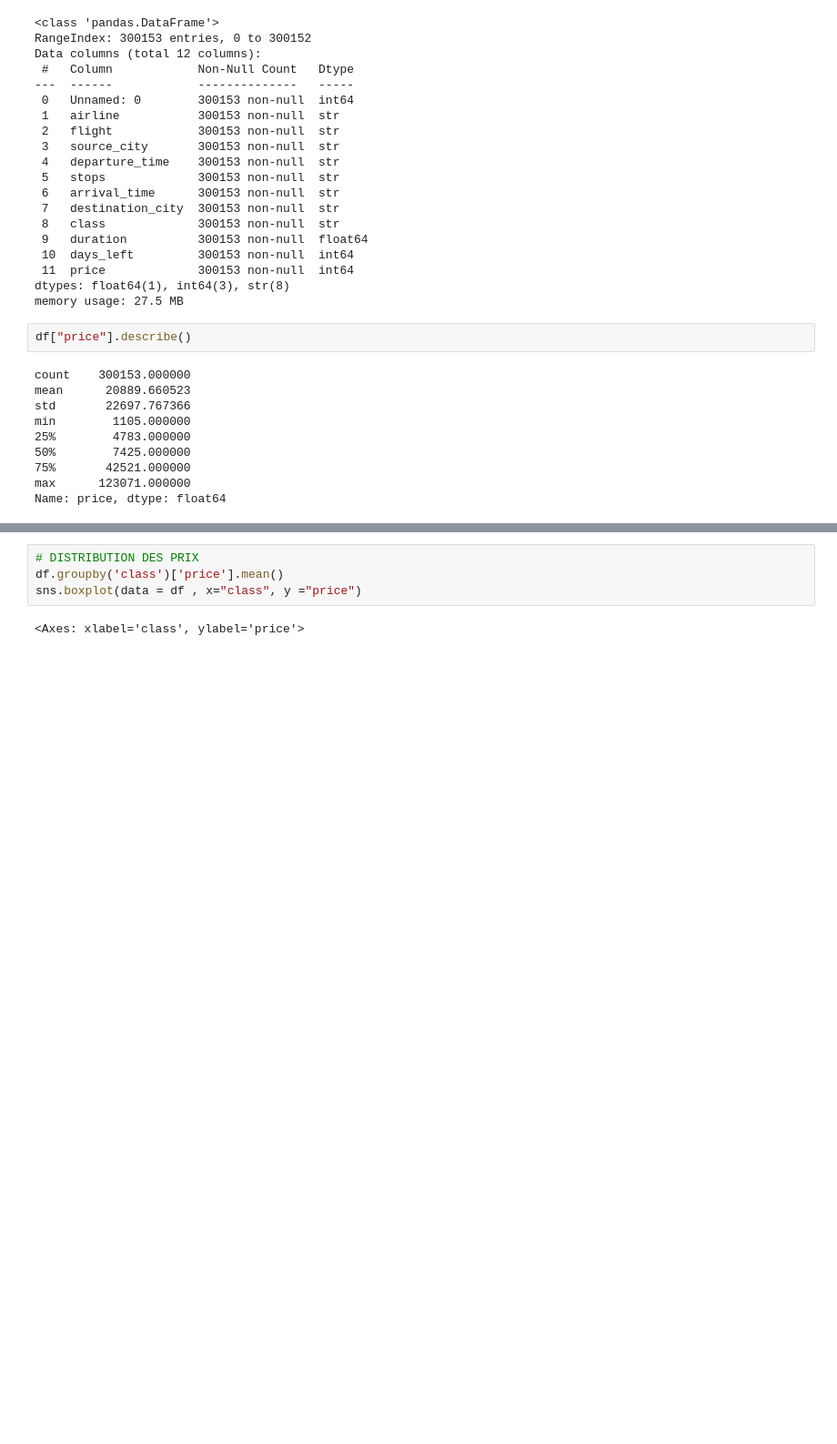
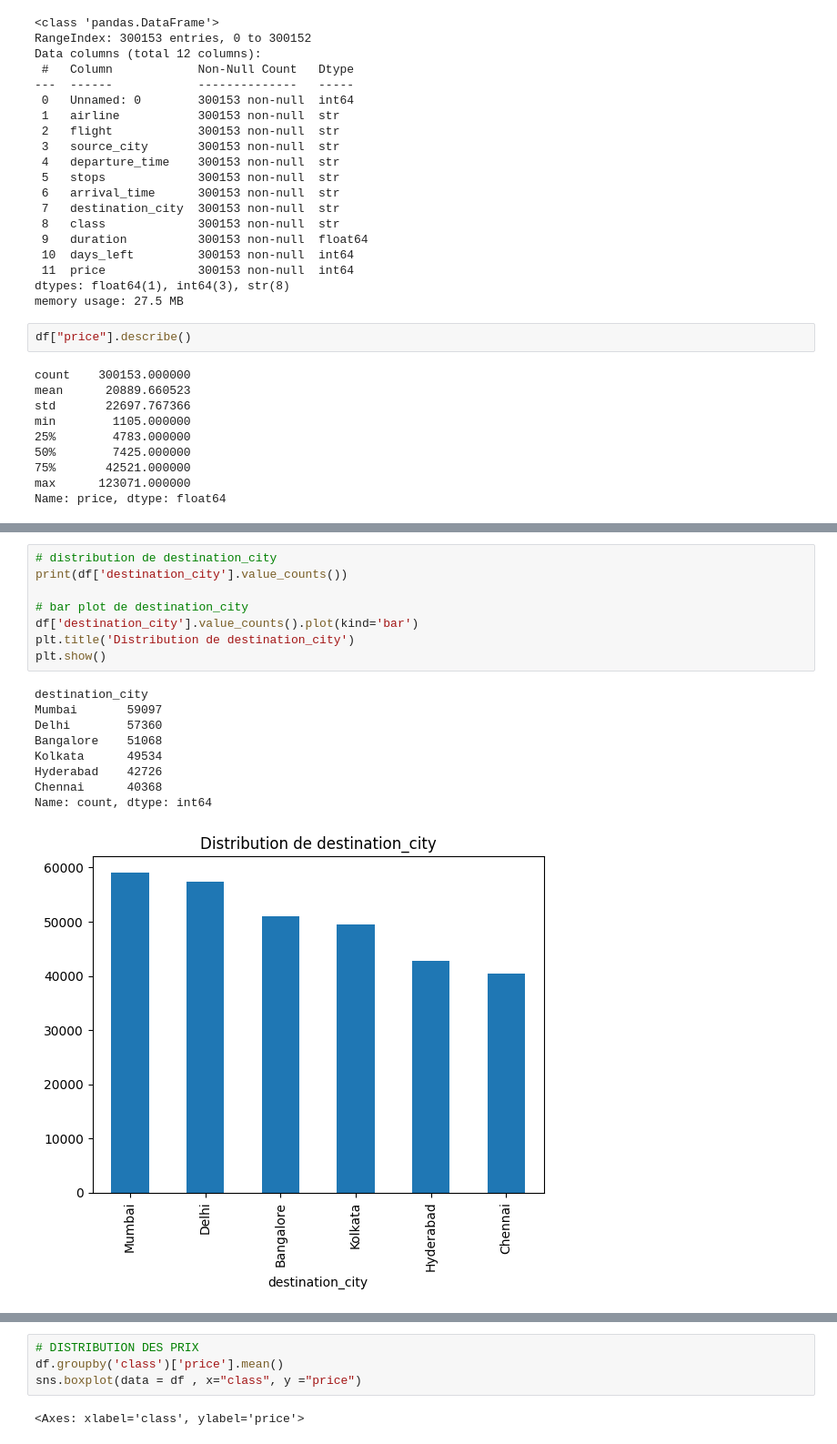
Before and after one commit to Data-Analysis-Hub/Machine-Learning-Flight-ticket-prices-prediction, a Jupyter notebook: tasks.ipynb, the cells around one changed output, grey strips where cells are left out. Shown at 91% size. Drawn from its saved outputs; the diff is of its cells as text; blank space fills up the shorter version.

```diff
--- a/tasks.ipynb
+++ b/tasks.ipynb
@@ -118,0 +157,18 @@ sns.displot(data= df , x= "price")
+# %%
+# distribution de destination_city
+print(df['destination_city'].value_counts())
+
+# bar plot de destination_city
+df['destination_city'].value_counts().plot(kind='bar')
+plt.title('Distribution de destination_city')
+plt.show()
+# %% [output]
+destination_city
+Mumbai       59097
+Delhi        57360
+Bangalore    51068
+Kolkata      49534
+Hyderabad    42726
+Chennai      40368
+Name: count, dtype: int64
+[figure, added]
```
Also changed, not shown: parts of 11 cells of this notebook.
